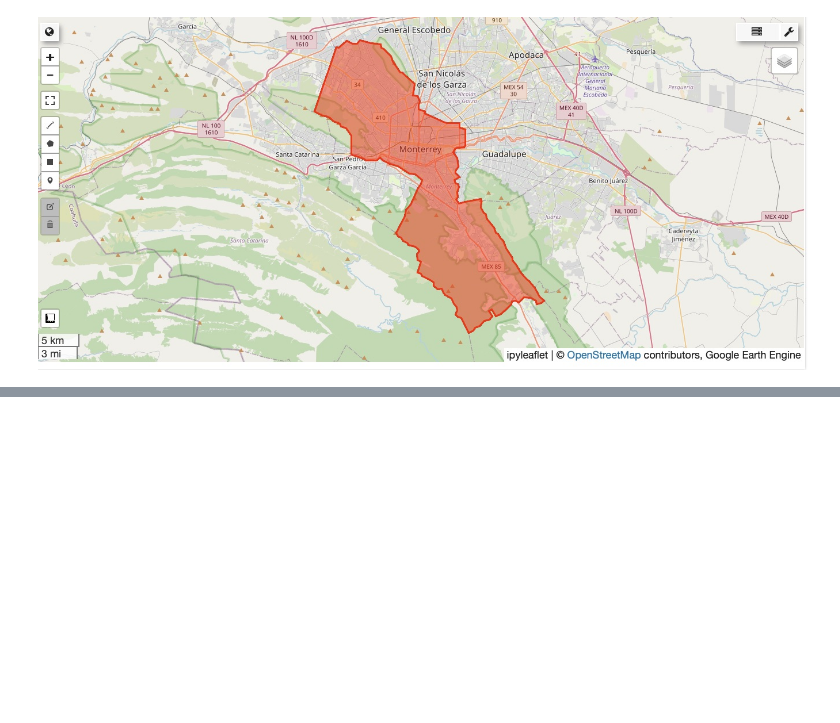
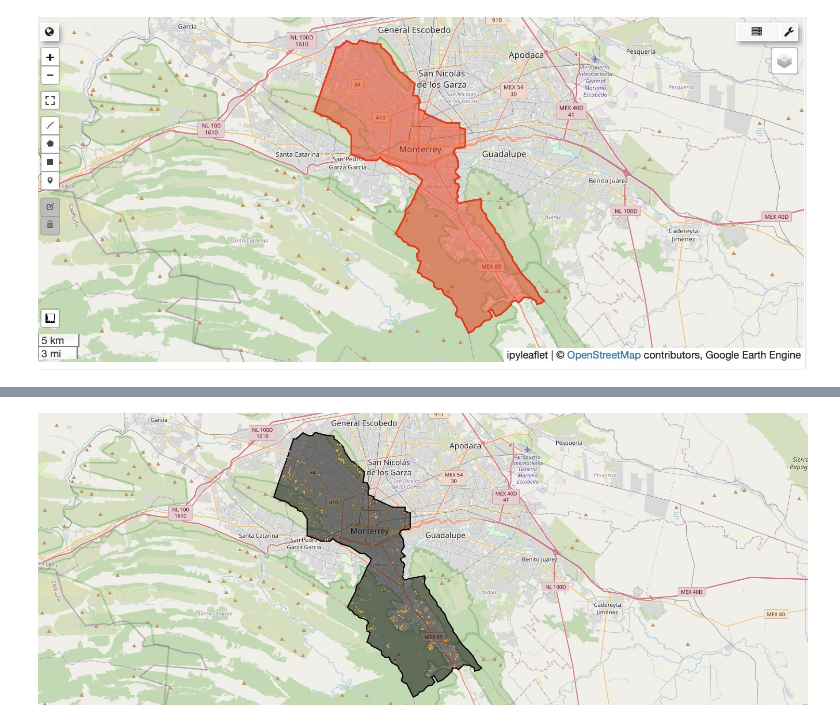
Before and after one commit to toribiodiego/SS-322-History-and-Visuality, a Jupyter notebook: final_project.ipynb, the cells around one changed output, grey strips where cells are left out. Saved outputs shown, nothing was run; the diff lists cells and outputs as text; code cells hidden in the pictures; blank space fills up the shorter version.

Commit message:
created initial Growth Map using Normalized Difference Built-up Index using 2003 and 2013 under NDBI Growth Map section

```diff
--- a/final_project.ipynb
+++ b/final_project.ipynb
@@ -42,0 +47,53 @@ Image(filename='boundary.jpeg')
+# %%
+# load and filter Monterrey boundary
+boundary_fc = (
+    ee.FeatureCollection('WM/geoLab/geoBoundaries/600/ADM2')
+      .filter(ee.Filter.And(
+          ee.Filter.eq('shapeGroup', 'MEX'),
+          ee.Filter.eq('shapeName', 'Monterrey')
+      ))
+)
+
+# compute annual NDBI
+def ndbi_year(year):
+    coll = 'LANDSAT/LE07/C02/T1_L2' if year < 2013 else 'LANDSAT/LC08/C02/T1_L2'
+    nir, swir = ('SR_B4','SR_B5') if year < 2013 else ('SR_B5','SR_B6')
+    return (
+        ee.ImageCollection(coll)
+          .filterDate(f'{year}-01-01', f'{year}-12-31')
+          .filterBounds(boundary_fc.geometry())
+          .median()
+          .clip(boundary_fc.geometry())
+          .normalizedDifference([swir, nir])
+          .rename('NDBI')
+    )
+
+ndbi03 = ndbi_year(2003)
+ndbi13 = ndbi_year(2013)
+growth = ndbi13.subtract(ndbi03).rename('ΔNDBI')
+
+# visualization parameters
+vis_growth = {
+    'min': 0,
+    'max': 0.3,
+    'palette': ['#f0ff1e', '#f78d08', '#f71d06', '#110cff']
+}
+
+# display outline and growth
+m = geemap.Map(center=[25.635, -100.3161], zoom=11)
+m.addLayer(
+    boundary_fc,
+    {'color': 'black', 'fillColor': '#00000000', 'width': 2, 'fillOpacity': 0},
+    'Monterrey Outline'
+)
+m.addLayer(
+    growth.updateMask(growth.gt(0.05)),
+    vis_growth,
+    'Growth 2003 → 2013'
+)
+m.addLayerControl()
+m
+
+Image(filename='growth_map.jpeg')
+# %% [output]
+[figure, added]
```
Also changed, not shown: parts of 1 cell of this notebook.
